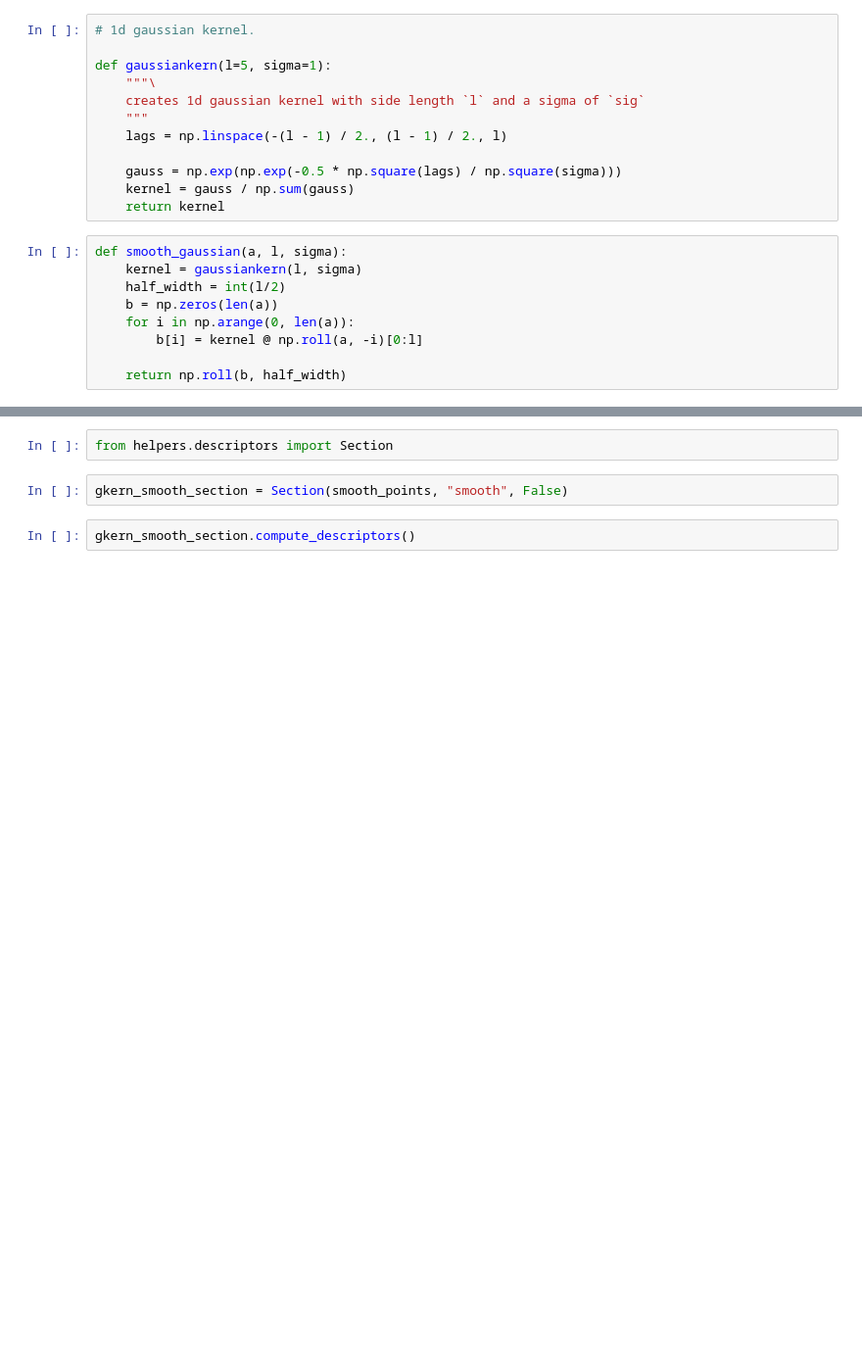
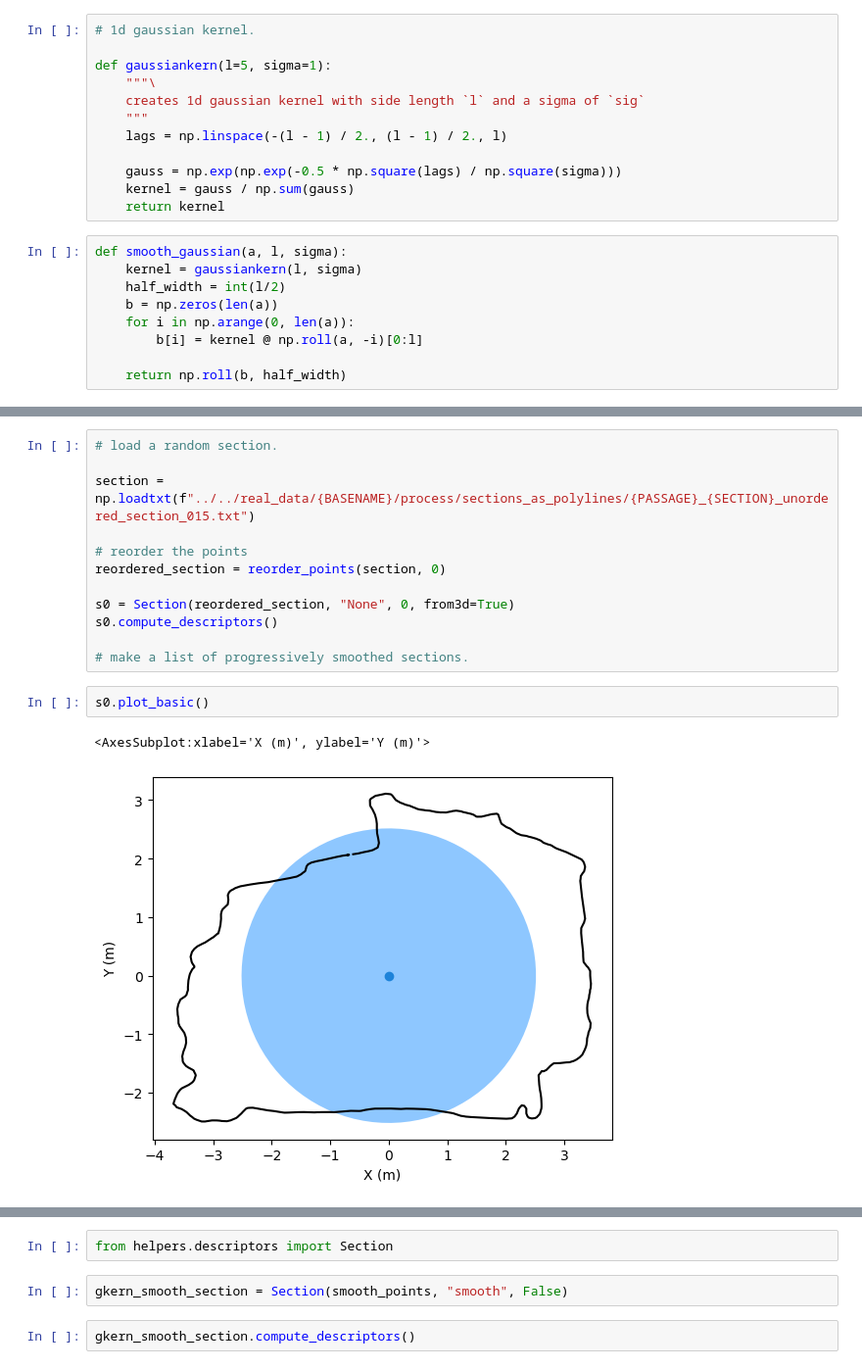
Before and after one commit to ERC-Karst/from_pointcloud_to_mesh, a Jupyter notebook: python/notebooks/08_CardinalSplines.ipynb, the cells around one changed output, grey strips where cells are left out. Shown at 98% size. Cells and saved outputs as stored; diff of their text form; blank space fills up the shorter version.

```diff
--- a/python/notebooks/08_CardinalSplines.ipynb
+++ b/python/notebooks/08_CardinalSplines.ipynb
@@ -47,0 +38,17 @@ smooth_points =  np.vstack((xi_smooth, yi_smooth)).T
+# %%
+# load a random section.
+
+section = np.loadtxt(f"../../real_data/{BASENAME}/process/sections_as_polylines/{PASSAGE}_{SECTION}_unordered_section_015.txt")
+
+# reorder the points
+reordered_section = reorder_points(section, 0)
+
+s0 = Section(reordered_section, "None", 0, from3d=True)
+s0.compute_descriptors()
+
+# make a list of progressively smoothed sections.
+# %%
+s0.plot_basic()
+# %% [output]
+<AxesSubplot:xlabel='X (m)', ylabel='Y (m)'>
+[figure, added]
```
Also changed, not shown: parts of 32 cells of this notebook, 8 other files.
